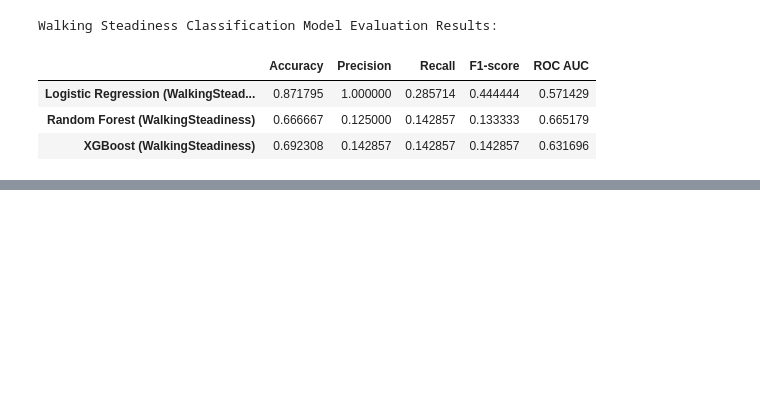
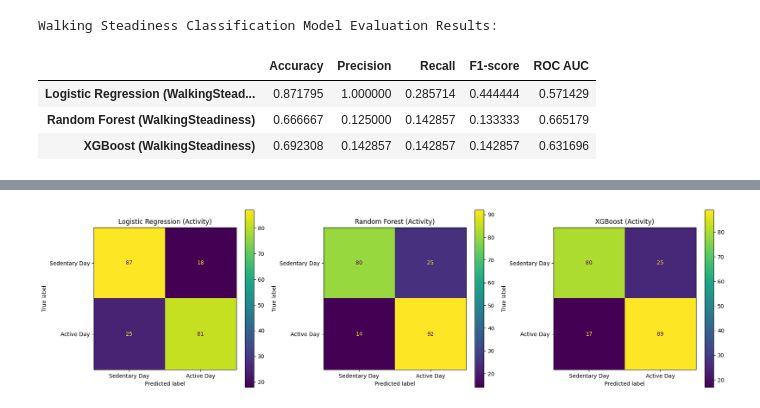
Before and after one commit to Abigail6on/Apple-Health-Sleep-Analysis, a Jupyter notebook: health_data_modeling.ipynb, the cells around one changed output, grey strips where cells are left out. Saved outputs shown, nothing was run; the diff lists cells and outputs as text; code cells hidden in the pictures; blank space fills up the shorter version.

```diff
--- a/health_data_modeling.ipynb
+++ b/health_data_modeling.ipynb
@@ -971,0 +1109,15 @@ Walking Steadiness Classification Model Evaluation Results:
+# %%
+# Instantiate and train Logistic Regression model for Activity Level classification
+lr_activity_model = LogisticRegression(random_state=42)
+lr_activity_model.fit(X_train_scaled_activity_df, y_train_activity)
+print("Logistic Regression model for Activity Level classification trained.")
+
+# Instantiate and train RandomForestClassifier model for Activity Level classification
+rf_activity_model = RandomForestClassifier(random_state=42)
+rf_activity_model.fit(X_train_scaled_activity_df, y_train_activity)
+print("Random Forest model for Activity Level classification trained.")
+
+# Instantiate and train XGBoost model for Activity Level classification
+xgb_activity_model = XGBClassifier(random_state=42, use_label_encoder=False, eval_metric='logloss')
+xgb_activity_model.fit(X_train_scaled_activity_df, y_train_activity)
+print("XGBoost model for Activity Level classification trained.")
@@ -971,0 +1203,23 @@ Walking Steadiness Classification Model Evaluation Results:
+# %%
+# Define display labels based on the binary target variable (assuming 0 is Sedentary and 1 is Active based on the split logic)
+display_labels_activity = ['Sedentary Day', 'Active Day']
+
+# Create subplots for the three confusion matrices
+fig, axes = plt.subplots(1, 3, figsize=(18, 5)) # 1 row, 3 columns
+
+# Plot confusion matrix for Logistic Regression on the first subplot
+plot_confusion_matrix(lr_activity_model, X_test_scaled_activity_df, y_test_activity,
+                      'Logistic Regression (Activity)', axes[0], display_labels_activity)
+
+# Plot confusion matrix for Random Forest on the second subplot
+plot_confusion_matrix(rf_activity_model, X_test_scaled_activity_df, y_test_activity,
+                      'Random Forest (Activity)', axes[1], display_labels_activity)
+
+# Plot confusion matrix for XGBoost on the third subplot
+plot_confusion_matrix(xgb_activity_model, X_test_scaled_activity_df, y_test_activity,
+                      'XGBoost (Activity)', axes[2], display_labels_activity)
+
+plt.tight_layout()
+plt.show()
+# %% [output]
+[figure, added]
```
Also changed, not shown: parts of 21 cells of this notebook.
